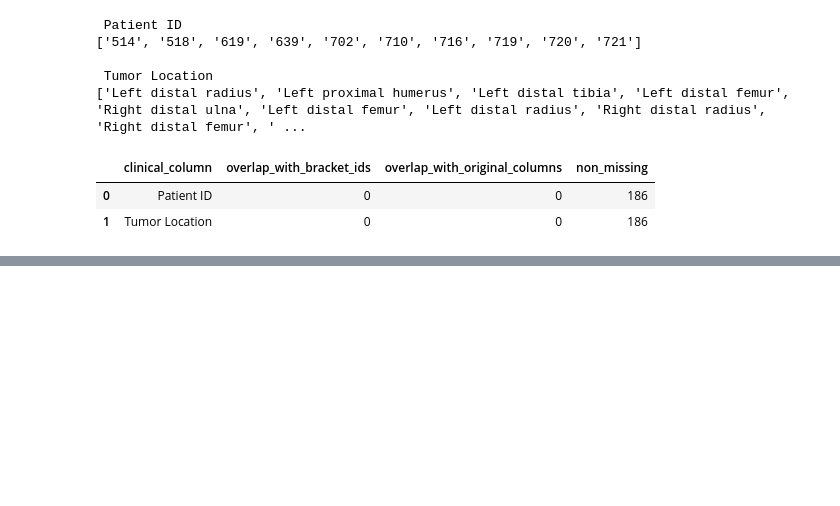
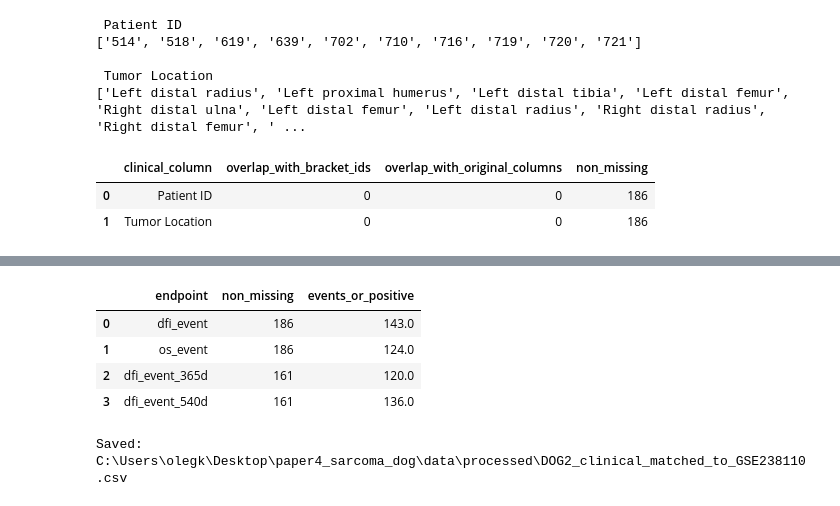
Before and after one commit to Helen2813/paper4_sarcoma_dog, a Jupyter notebook: notebooks/02_dog2_clinical_match.ipynb, the cells around one changed output, grey strips where cells are left out. Drawn from its saved outputs; the diff is of its cells as text; code cells hidden in the pictures; blank space fills up the shorter version.

```diff
--- a/notebooks/02_dog2_clinical_match.ipynb
+++ b/notebooks/02_dog2_clinical_match.ipynb
@@ -250,0 +302,61 @@ C:\Users\olegk\Desktop\paper4_sarcoma_dog\data\processed\DOG2_clinical_matched_t
+# %%
+clinical_export = matched_clinical.copy()
+
+clinical_export["dfi_time"] = pd.to_numeric(clinical_export["DFS_time"], errors="coerce")
+clinical_export["dfi_event"] = pd.to_numeric(clinical_export["DFS_status"], errors="coerce")
+
+clinical_export["os_time"] = pd.to_numeric(clinical_export["OS_time"], errors="coerce")
+clinical_export["os_event"] = pd.to_numeric(clinical_export["OS_status"], errors="coerce")
+
+
+def event_by_horizon(time, event, horizon_days):
+    if pd.isna(time) or pd.isna(event):
+        return np.nan
+    if event == 1 and time <= horizon_days:
+        return 1
+    if time >= horizon_days:
+        return 0
+    return np.nan
+
+
+clinical_export["dfi_event_365d"] = [
+    event_by_horizon(t, e, 365)
+    for t, e in zip(clinical_export["dfi_time"], clinical_export["dfi_event"])
+]
+
+clinical_export["dfi_event_540d"] = [
+    event_by_horizon(t, e, 540)
+    for t, e in zip(clinical_export["dfi_time"], clinical_export["dfi_event"])
+]
+
+endpoint_summary = pd.DataFrame({
+    "endpoint": ["dfi_event", "os_event", "dfi_event_365d", "dfi_event_540d"],
+    "non_missing": [
+        clinical_export["dfi_event"].notna().sum(),
+        clinical_export["os_event"].notna().sum(),
+        clinical_export["dfi_event_365d"].notna().sum(),
+        clinical_export["dfi_event_540d"].notna().sum(),
+    ],
+    "events_or_positive": [
+        clinical_export["dfi_event"].sum(),
+        clinical_export["os_event"].sum(),
+        clinical_export["dfi_event_365d"].sum(),
+        clinical_export["dfi_event_540d"].sum(),
+    ],
+})
+
+display(endpoint_summary)
+
+clinical_export.to_csv(
+    PROCESSED_DIR / "DOG2_clinical_matched_to_GSE238110.csv",
+    index=False
+)
+
+print("Saved:", PROCESSED_DIR / "DOG2_clinical_matched_to_GSE238110.csv")
+# %% [output]
+|  | endpoint | non_missing | events_or_positive |
+| 0 | dfi_event | 186 | 143.0 |
+| 1 | os_event | 186 | 124.0 |
+| 2 | dfi_event_365d | 161 | 120.0 |
+| 3 | dfi_event_540d | 161 | 136.0 |
+Saved: C:\Users\olegk\Desktop\paper4_sarcoma_dog\data\processed\DOG2_clinical_matched_to_GSE238110.csv
```
Also changed, not shown: parts of 5 cells of this notebook, 1 other file.
